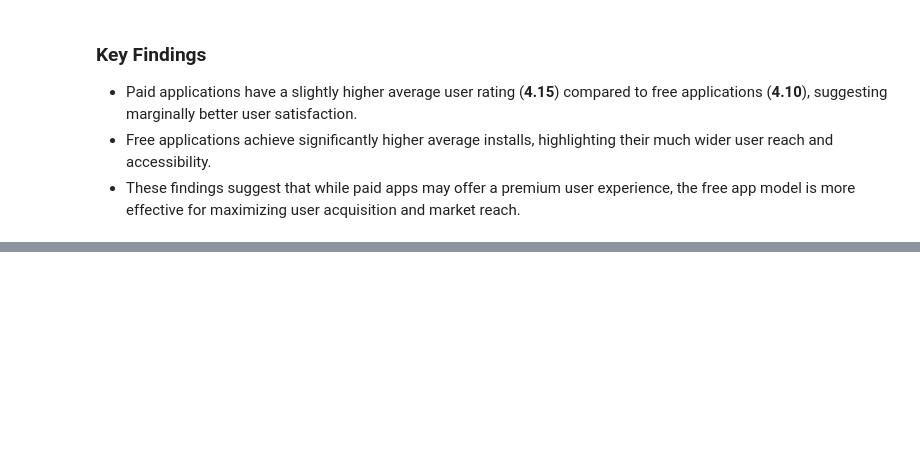
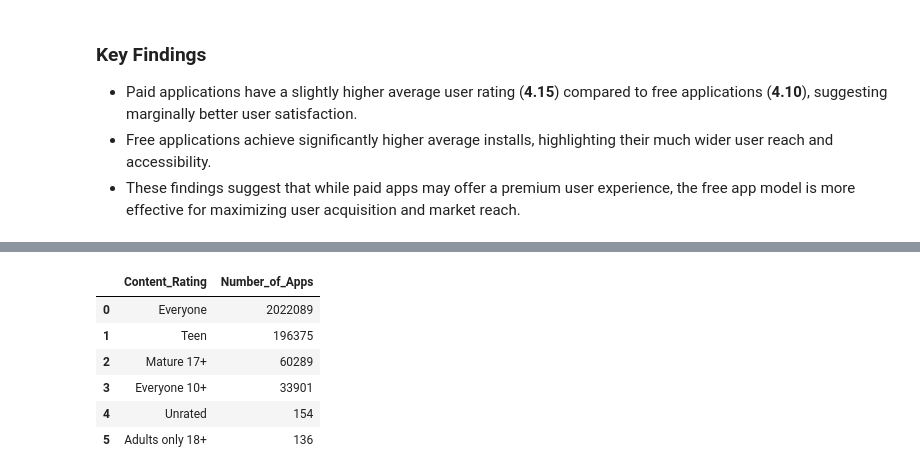
Before and after one commit to ShrutiTss/google-play-store-business-analytics, a Jupyter notebook: notebooks/04_exploratory_data_analysis.ipynb, the cells around one changed output, grey strips where cells are left out. Drawn from its saved outputs; the diff is of its cells as text; code cells hidden in the pictures; blank space fills up the shorter version.

```diff
--- a/notebooks/04_exploratory_data_analysis.ipynb
+++ b/notebooks/04_exploratory_data_analysis.ipynb
@@ -524,0 +529,18 @@ free_paid_performance
+# %%
+content_rating = (
+    df["Content Rating"]
+    .value_counts()
+    .reset_index()
+)
+
+content_rating.columns = ["Content_Rating", "Number_of_Apps"]
+
+content_rating
+# %% [output]
+|  | Content_Rating | Number_of_Apps |
+| 0 | Everyone | 2022089 |
+| 1 | Teen | 196375 |
+| 2 | Mature 17+ | 60289 |
+| 3 | Everyone 10+ | 33901 |
+| 4 | Unrated | 154 |
+| 5 | Adults only 18+ | 136 |
```
Also changed, not shown: parts of 4 cells of this notebook.
